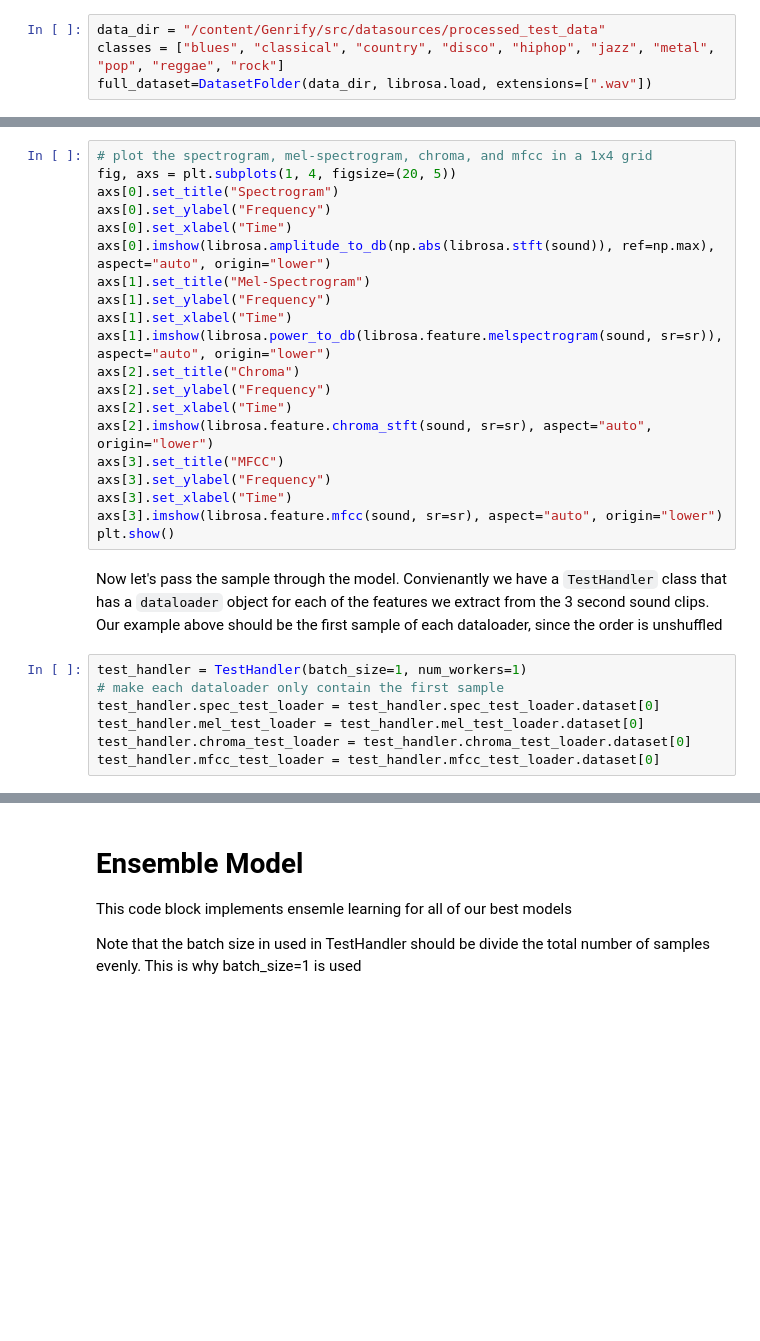
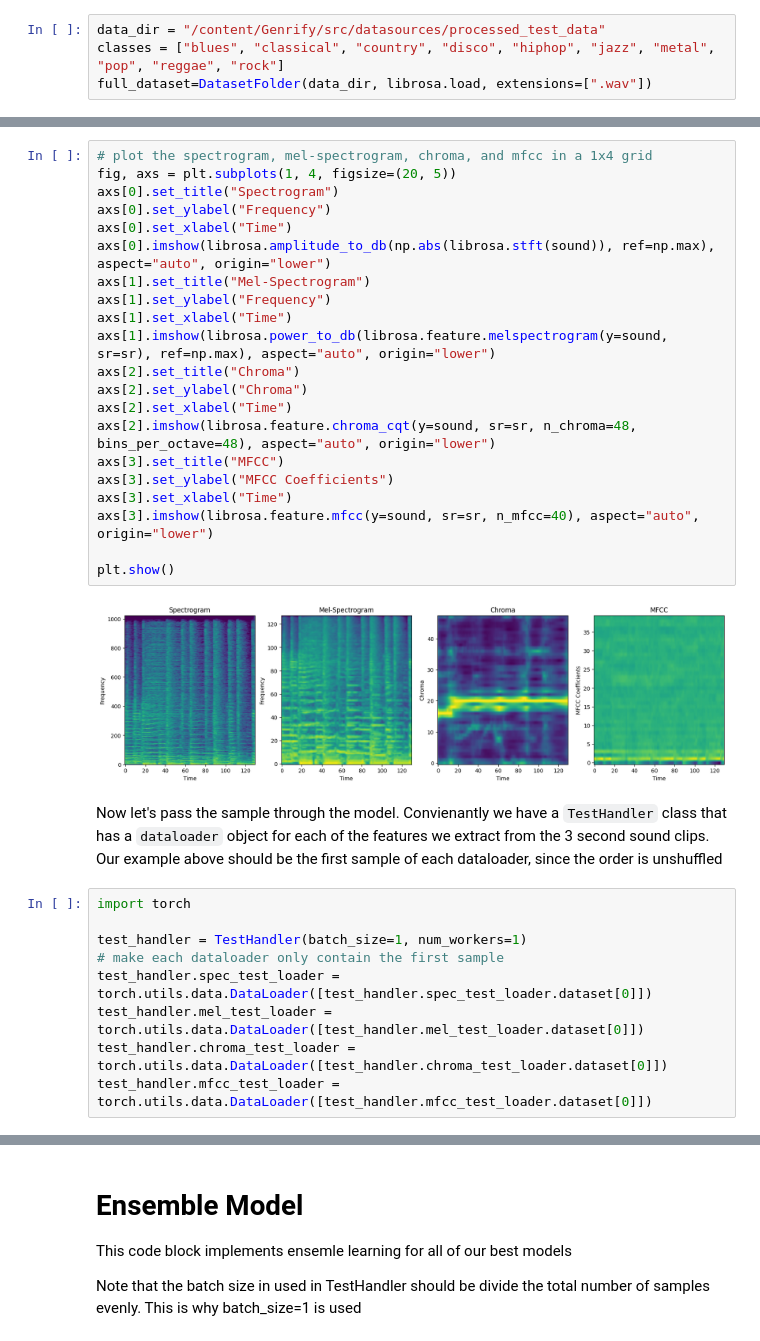
Before and after one commit to terryluan12/Genrify, a Jupyter notebook: src/genrify.ipynb, the cells around one changed output, grey strips where cells are left out. Saved outputs shown, nothing was run; the diff lists cells and outputs as text; blank space fills up the shorter version.

Commit message:
Demo jupyter notebook + test results

```diff
--- a/src/genrify.ipynb
+++ b/src/genrify.ipynb
@@ -111,29 +115,34 @@ print(classes[label])
 # %%
 # plot the spectrogram, mel-spectrogram, chroma, and mfcc in a 1x4 grid
 fig, axs = plt.subplots(1, 4, figsize=(20, 5))
 axs[0].set_title("Spectrogram")
 axs[0].set_ylabel("Frequency")
 axs[0].set_xlabel("Time")
 axs[0].imshow(librosa.amplitude_to_db(np.abs(librosa.stft(sound)), ref=np.max), aspect="auto", origin="lower")
 axs[1].set_title("Mel-Spectrogram")
 axs[1].set_ylabel("Frequency")
 axs[1].set_xlabel("Time")
-axs[1].imshow(librosa.power_to_db(librosa.feature.melspectrogram(sound, sr=sr)), aspect="auto", origin="lower")
+axs[1].imshow(librosa.power_to_db(librosa.feature.melspectrogram(y=sound, sr=sr), ref=np.max), aspect="auto", origin="lower")
 axs[2].set_title("Chroma")
-axs[2].set_ylabel("Frequency")
+axs[2].set_ylabel("Chroma")
 axs[2].set_xlabel("Time")
-axs[2].imshow(librosa.feature.chroma_stft(sound, sr=sr), aspect="auto", origin="lower")
+axs[2].imshow(librosa.feature.chroma_cqt(y=sound, sr=sr, n_chroma=48, bins_per_octave=48), aspect="auto", origin="lower")
 axs[3].set_title("MFCC")
-axs[3].set_ylabel("Frequency")
+axs[3].set_ylabel("MFCC Coefficients")
 axs[3].set_xlabel("Time")
-axs[3].imshow(librosa.feature.mfcc(sound, sr=sr), aspect="auto", origin="lower")
+axs[3].imshow(librosa.feature.mfcc(y=sound, sr=sr, n_mfcc=40), aspect="auto", origin="lower")
+
 plt.show()
+# %% [output]
+[figure, added]
 # %% [markdown]
 Now let's pass the sample through the model. Convienantly we have a `TestHandler` class that has a `dataloader` object for each of the features we extract from the 3 second sound clips. Our example above should be the first sample of each dataloader, since the order is unshuffled
 # %%
+import torch
+
 test_handler = TestHandler(batch_size=1, num_workers=1)
 # make each dataloader only contain the first sample
-test_handler.spec_test_loader = test_handler.spec_test_loader.dataset[0]
-test_handler.mel_test_loader = test_handler.mel_test_loader.dataset[0]
-test_handler.chroma_test_loader = test_handler.chroma_test_loader.dataset[0]
-test_handler.mfcc_test_loader = test_handler.mfcc_test_loader.dataset[0]
+test_handler.spec_test_loader = torch.utils.data.DataLoader([test_handler.spec_test_loader.dataset[0]])
+test_handler.mel_test_loader = torch.utils.data.DataLoader([test_handler.mel_test_loader.dataset[0]])
+test_handler.chroma_test_loader = torch.utils.data.DataLoader([test_handler.chroma_test_loader.dataset[0]])
+test_handler.mfcc_test_loader = torch.utils.data.DataLoader([test_handler.mfcc_test_loader.dataset[0]])
```
Also changed, not shown: parts of 11 cells of this notebook.
